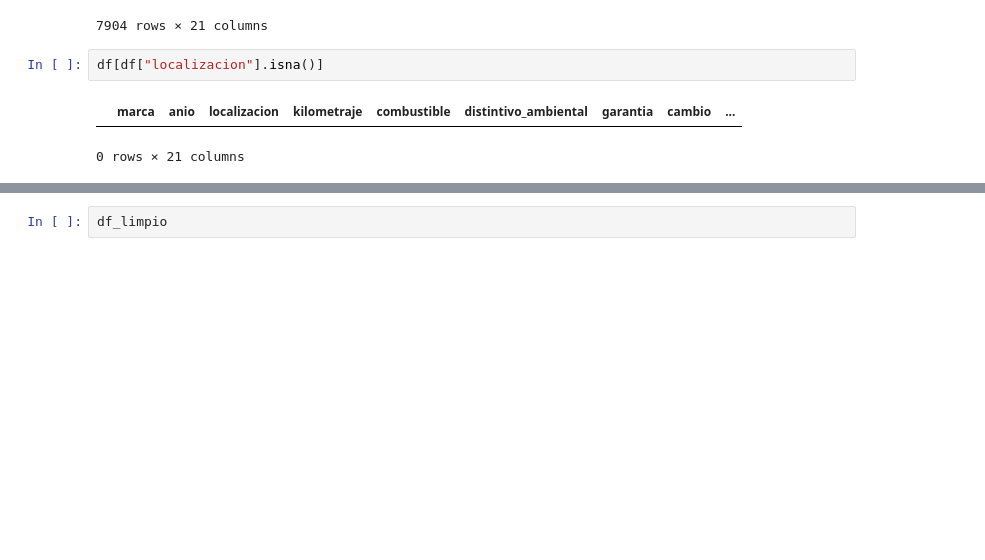
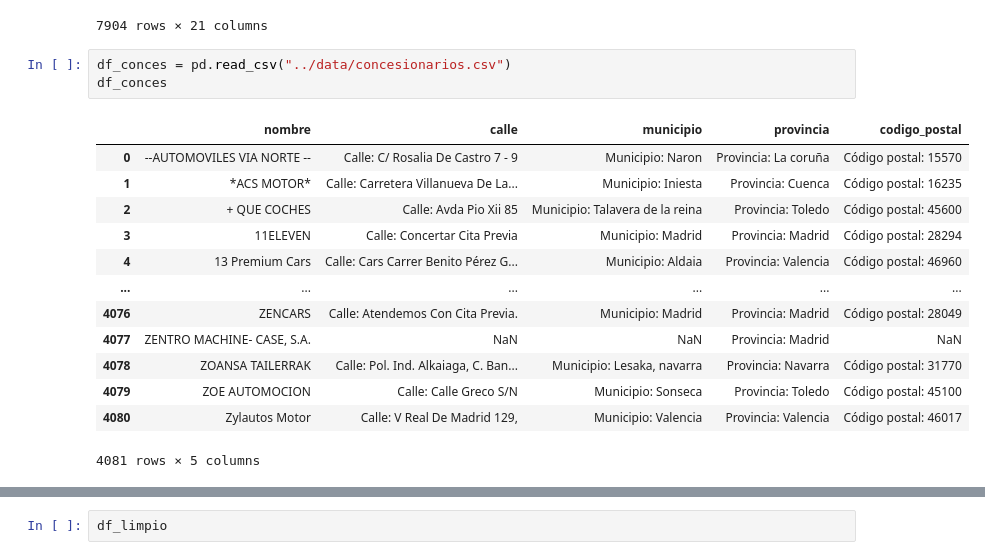
Before and after one commit to Bross-IT/PFB_coches, a Jupyter notebook: temp/ejecutar_script_limpieza.ipynb, the cells around one changed output, grey strips where cells are left out. Saved outputs shown, nothing was run; the diff lists cells and outputs as text; blank space fills up the shorter version.

```diff
--- a/temp/ejecutar_script_limpieza.ipynb
+++ b/temp/ejecutar_script_limpieza.ipynb
@@ -18,8 +18,20 @@ df
 | 7902 | VOLKSWAGEN Touran 2.0TDI Life DSG... | 12/2024 | Madrid | 5.000 km | Diesel | C | 12 meses | Automático | ... |
 | 7903 | VOLKSWAGEN Taigo 1.0 TSI Life 81kW | 03/2024 | Madrid | 5.000 km | Gasolina | C | 12 meses | Manual | ... |
 7904 rows × 21 columns
-# %%
-df[df["localizacion"].isna()]
-# %% [output]
-|  | marca | anio | localizacion | kilometraje | combustible | distintivo_ambiental | garantia | cambio | ... |
-0 rows × 21 columns
+# %%
+df_conces = pd.read_csv("../data/concesionarios.csv")
+df_conces
+# %% [output]
+|  | nombre | calle | municipio | provincia | codigo_postal |
+| 0 | --AUTOMOVILES VIA NORTE -- | Calle: C/ Rosalia De Castro 7 - 9 | Municipio: Naron | Provincia: La coruña | Código postal: 15570 |
+| 1 | *ACS MOTOR* | Calle: Carretera Villanueva De La... | Municipio: Iniesta | Provincia: Cuenca | Código postal: 16235 |
+| 2 | + QUE COCHES | Calle: Avda Pio Xii 85 | Municipio: Talavera de la reina | Provincia: Toledo | Código postal: 45600 |
+| 3 | 11ELEVEN | Calle: Concertar Cita Previa | Municipio: Madrid | Provincia: Madrid | Código postal: 28294 |
+| 4 | 13 Premium Cars | Calle: Cars Carrer Benito Pérez G... | Municipio: Aldaia | Provincia: Valencia | Código postal: 46960 |
+| ... | ... | ... | ... | ... | ... |
+| 4076 | ZENCARS | Calle: Atendemos Con Cita Previa. | Municipio: Madrid | Provincia: Madrid | Código postal: 28049 |
+| 4077 | ZENTRO MACHINE- CASE, S.A. | NaN | NaN | Provincia: Madrid | NaN |
+| 4078 | ZOANSA TAILERRAK | Calle: Pol. Ind. Alkaiaga, C. Ban... | Municipio: Lesaka, navarra | Provincia: Navarra | Código postal: 31770 |
+| 4079 | ZOE AUTOMOCION | Calle: Calle Greco S/N | Municipio: Sonseca | Provincia: Toledo | Código postal: 45100 |
+| 4080 | Zylautos Motor | Calle: V Real De Madrid 129, | Municipio: Valencia | Provincia: Valencia | Código postal: 46017 |
+4081 rows × 5 columns
```
Also changed, not shown: parts of 11 cells of this notebook, 2 other files.
